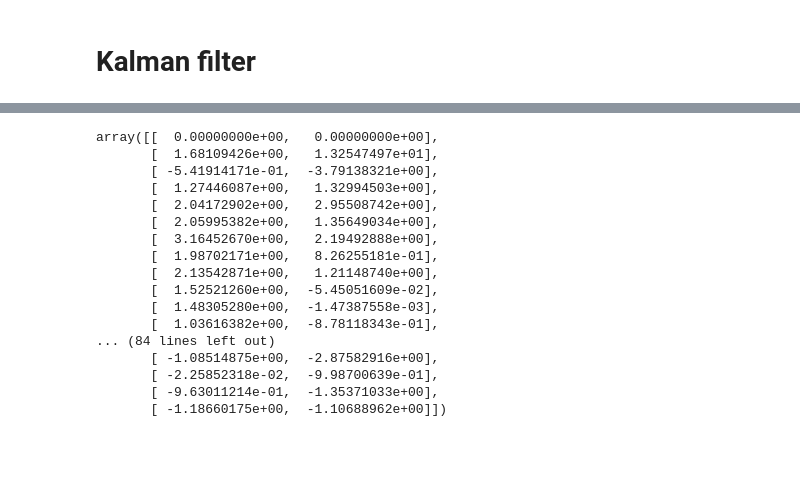
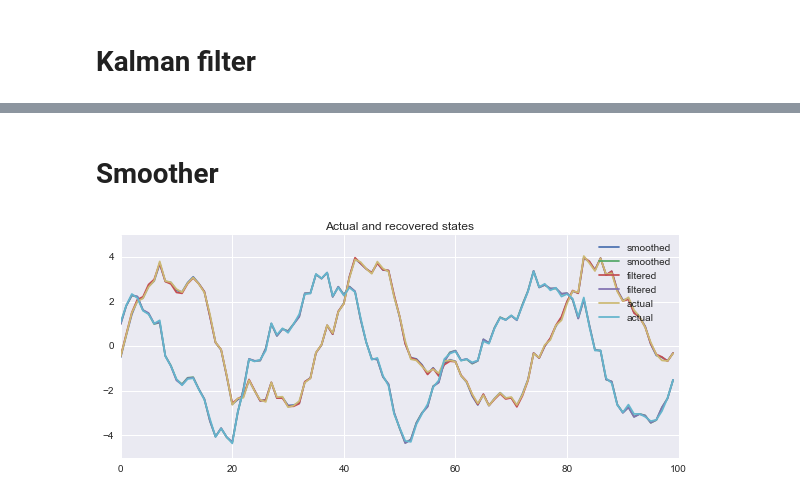
Before and after one commit to jmxpearson/laf, a Jupyter notebook: kalman_interleaved_integration_tests.ipynb, the cells around one changed output, grey strips where cells are left out. Drawn from its saved outputs; the diff is of its cells as text; code cells hidden in the pictures; blank space fills up the shorter version.

```diff
--- a/kalman_interleaved_integration_tests.ipynb
+++ b/kalman_interleaved_integration_tests.ipynb
@@ -112,20 +116,35 @@ pass
-# %%
-a[:, 0, :]
-# %% [output]
-array([[  0.00000000e+00,   0.00000000e+00],
-       [  1.68109426e+00,   1.32547497e+01],
-       [ -5.41914171e-01,  -3.79138321e+00],
-       [  1.27446087e+00,   1.32994503e+00],
-       [  2.04172902e+00,   2.95508742e+00],
-       [  2.05995382e+00,   1.35649034e+00],
-       [  3.16452670e+00,   2.19492888e+00],
-       [  1.98702171e+00,   8.26255181e-01],
-       [  2.13542871e+00,   1.21148740e+00],
-       [  1.52521260e+00,  -5.45051609e-02],
-       [  1.48305280e+00,  -1.47387558e-03],
-       [  1.03616382e+00,  -8.78118343e-01],
-... (84 lines left out)
-       [ -1.08514875e+00,  -2.87582916e+00],
-       [ -2.25852318e-02,  -9.98700639e-01],
-       [ -9.63011214e-01,  -1.35371033e+00],
-       [ -1.18660175e+00,  -1.10688962e+00]])
+# %% [markdown]
+# Smoother
+# %%
+# preallocate
+r = np.empty((Nt, Np + 1, Nm))
+
+# initialize
+r[Nt - 1, Np] = 0
+
+for t, i in product(range(Nt - 1, -1, -1), range(Np, 0, -1)):
+    ii = i - 1
+    L = np.eye(Nm) - np.outer(K[t, ii], Z[ii])
+
+    r[t, i - 1] = Z[ii] *(v[t, ii] / F[t, ii]) + L.T.dot(r[t, i])
+
+    if i == 1 and t > 0:
+        r[t - 1, Np] = T.T.dot(r[t, 0])
+
+# initialize again
+ahat = np.empty((Nt, Nm))
+ahat[0] = a[0, 0] + P[0, 0].dot(r[0, 0])
+RQR = R.dot(Q).dot(R.T)
+
+for t in range(0, Nt - 1):
+    ahat[t + 1] = T.dot(ahat[t]) + RQR.dot(r[t + 1, 0])
+# %%
+plt.figure(figsize=(10, 4))
+plt.plot(ahat[:, :], label='smoothed')
+plt.plot(a[:, -1], label='filtered')
+plt.plot(alpha, label='actual')
+plt.title('Actual and recovered states')
+plt.legend()
+pass
+# %% [output]
+[figure, added]
```
Also changed, not shown: parts of 7 cells of this notebook.
